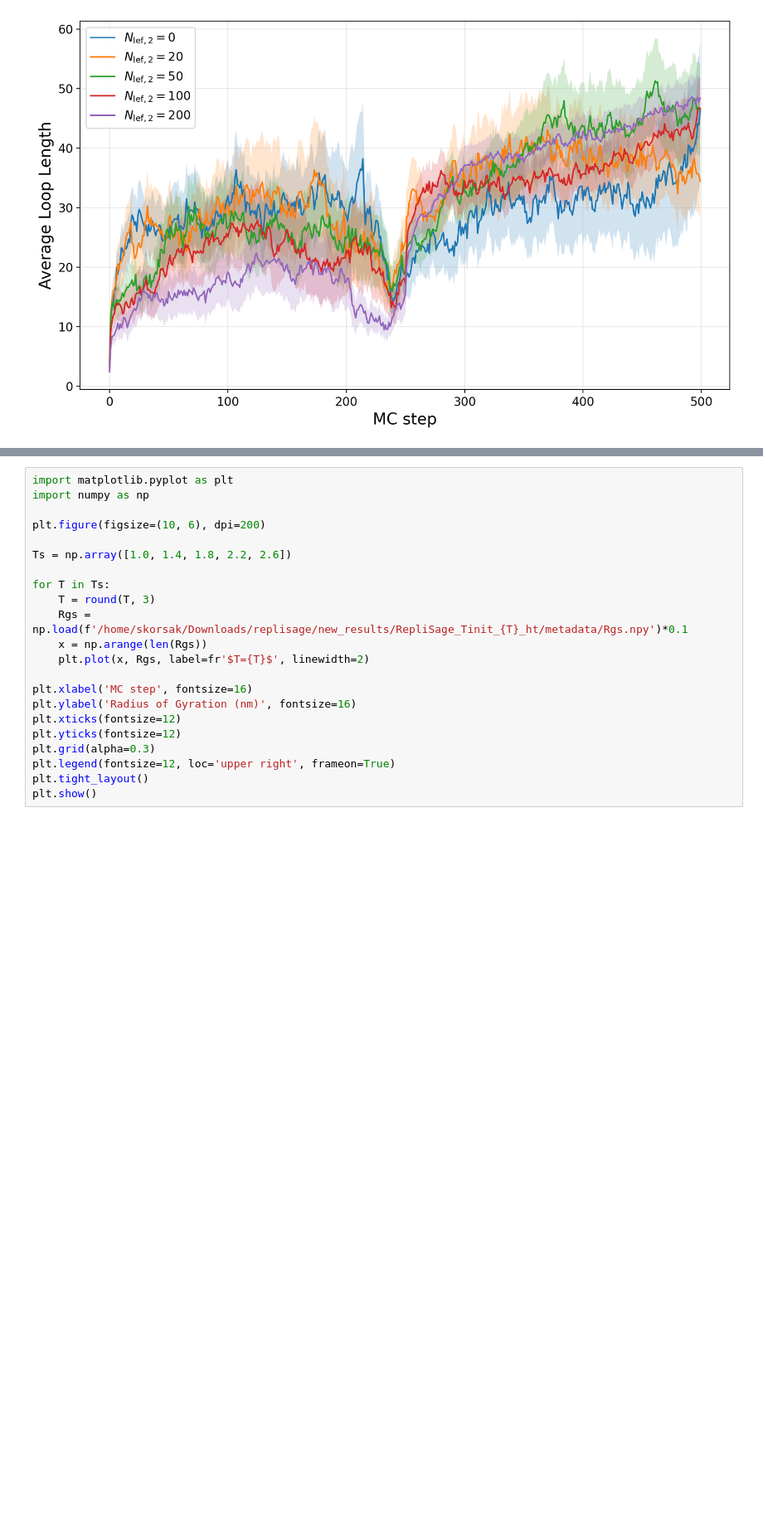
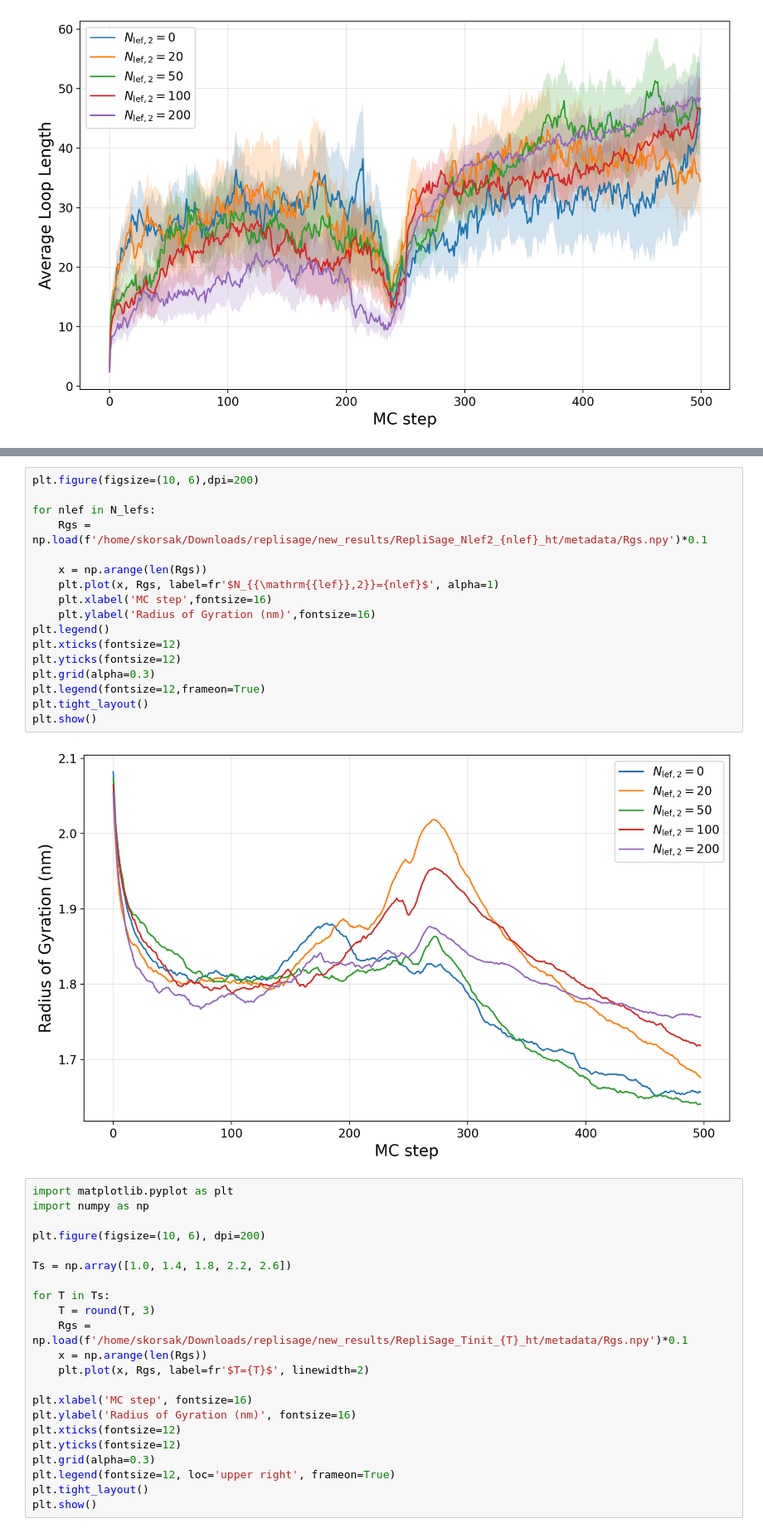
Before and after one commit to SFGLab/RepliSage, a Jupyter notebook: jupies/parameter_study.ipynb, the cells around one changed output, grey strips where cells are left out. Shown at 83% size. Cells and saved outputs as stored; diff of their text form; blank space fills up the shorter version.

```diff
--- a/jupies/parameter_study.ipynb
+++ b/jupies/parameter_study.ipynb
@@ -140,3 +141,22 @@ plt.show()
+# %%
+plt.figure(figsize=(10, 6),dpi=200)
+
+for nlef in N_lefs:
+    Rgs = np.load(f'/home/skorsak/Downloads/replisage/new_results/RepliSage_Nlef2_{nlef}_ht/metadata/Rgs.npy')*0.1
+
+    x = np.arange(len(Rgs))
+    plt.plot(x, Rgs, label=fr'$N_{{\mathrm{{lef}},2}}={nlef}$', alpha=1)
+    plt.xlabel('MC step',fontsize=16)
+    plt.ylabel('Radius of Gyration (nm)',fontsize=16)
+plt.legend()
+plt.xticks(fontsize=12)
+plt.yticks(fontsize=12)
+plt.grid(alpha=0.3)
+plt.legend(fontsize=12,frameon=True)
+plt.tight_layout()
+plt.show()
+# %% [output]
+[figure, added]
 # %%
 import matplotlib.pyplot as plt
 import numpy as np
```
Also changed, not shown: parts of 2 cells of this notebook.
